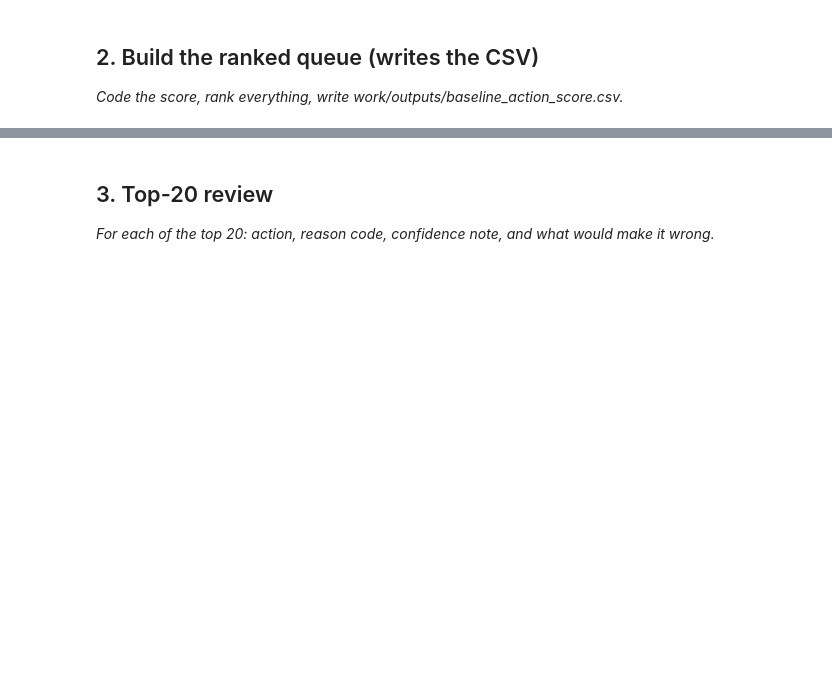
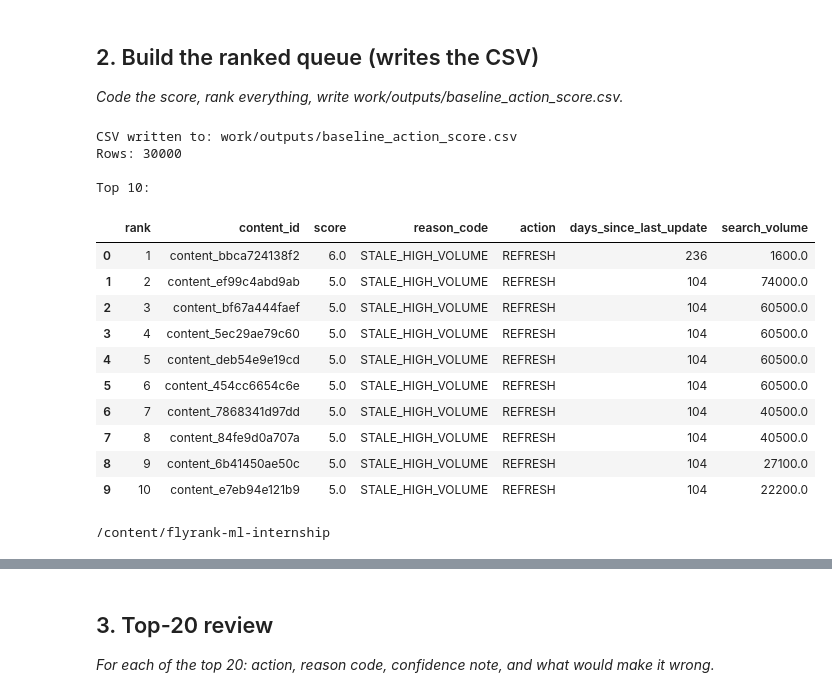
Before and after one commit to AbdullahIdrees291/flyrank-ml-internship, a Jupyter notebook: work/notebooks/w04_baseline_score.ipynb, the cells around one changed output, grey strips where cells are left out. Drawn from its saved outputs; the diff is of its cells as text; code cells hidden in the pictures; blank space fills up the shorter version.

```diff
--- a/work/notebooks/w04_baseline_score.ipynb
+++ b/work/notebooks/w04_baseline_score.ipynb
@@ -17,3 +236,37 @@ This skeleton is yours to fill. Work the sections **in order** — each one has
 ## 2. Build the ranked queue (writes the CSV)
 
 *Code the score, rank everything, write work/outputs/baseline_action_score.csv.*
+# %%
+import os
+
+os.makedirs("work/outputs", exist_ok=True)
+
+output_path = "work/outputs/baseline_action_score.csv"
+baseline_queue.to_csv(output_path, index=False)
+
+print("CSV written to:", output_path)
+print("Rows:", len(baseline_queue))
+
+print("\nTop 10:")
+display(baseline_queue.head(10))
+# %% [output]
+CSV written to: work/outputs/baseline_action_score.csv
+Rows: 30000
+
+Top 10:
+|  | rank | content_id | score | reason_code | action | days_since_last_update | search_volume |
+| 0 | 1 | content_bbca724138f2 | 6.0 | STALE_HIGH_VOLUME | REFRESH | 236 | 1600.0 |
+| 1 | 2 | content_ef99c4abd9ab | 5.0 | STALE_HIGH_VOLUME | REFRESH | 104 | 74000.0 |
+| 2 | 3 | content_bf67a444faef | 5.0 | STALE_HIGH_VOLUME | REFRESH | 104 | 60500.0 |
+| 3 | 4 | content_5ec29ae79c60 | 5.0 | STALE_HIGH_VOLUME | REFRESH | 104 | 60500.0 |
+| 4 | 5 | content_deb54e9e19cd | 5.0 | STALE_HIGH_VOLUME | REFRESH | 104 | 60500.0 |
+| 5 | 6 | content_454cc6654c6e | 5.0 | STALE_HIGH_VOLUME | REFRESH | 104 | 60500.0 |
+| 6 | 7 | content_7868341d97dd | 5.0 | STALE_HIGH_VOLUME | REFRESH | 104 | 40500.0 |
+| 7 | 8 | content_84fe9d0a707a | 5.0 | STALE_HIGH_VOLUME | REFRESH | 104 | 40500.0 |
+| 8 | 9 | content_6b41450ae50c | 5.0 | STALE_HIGH_VOLUME | REFRESH | 104 | 27100.0 |
+| 9 | 10 | content_e7eb94e121b9 | 5.0 | STALE_HIGH_VOLUME | REFRESH | 104 | 22200.0 |
+# %%
+import os
+print(os.getcwd())
+# %% [output]
+/content/flyrank-ml-internship
```
Also changed, not shown: parts of 13 cells of this notebook.
